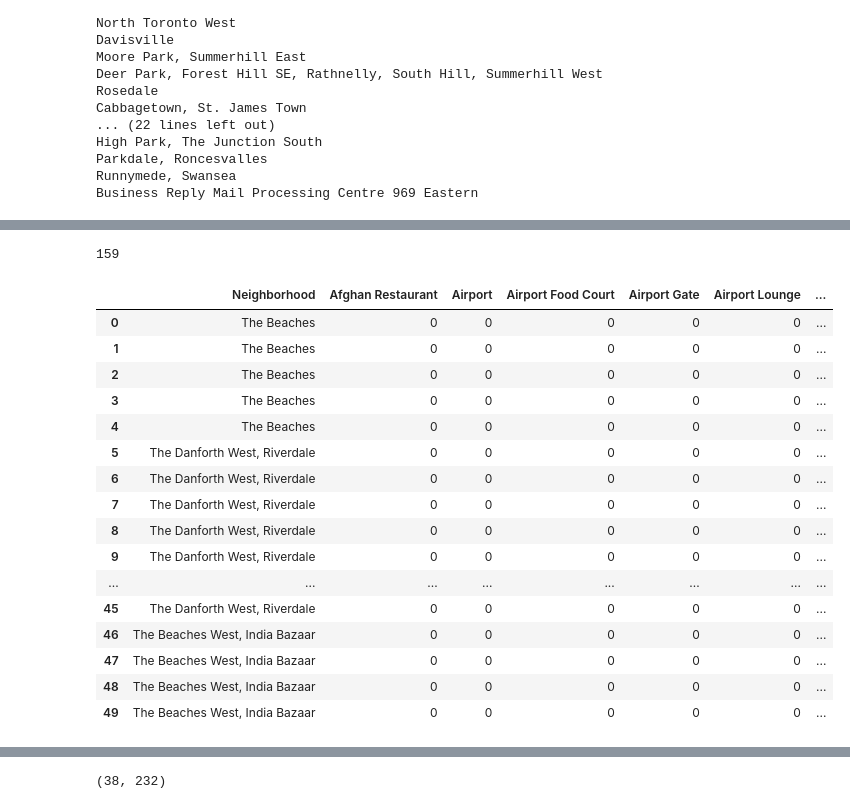
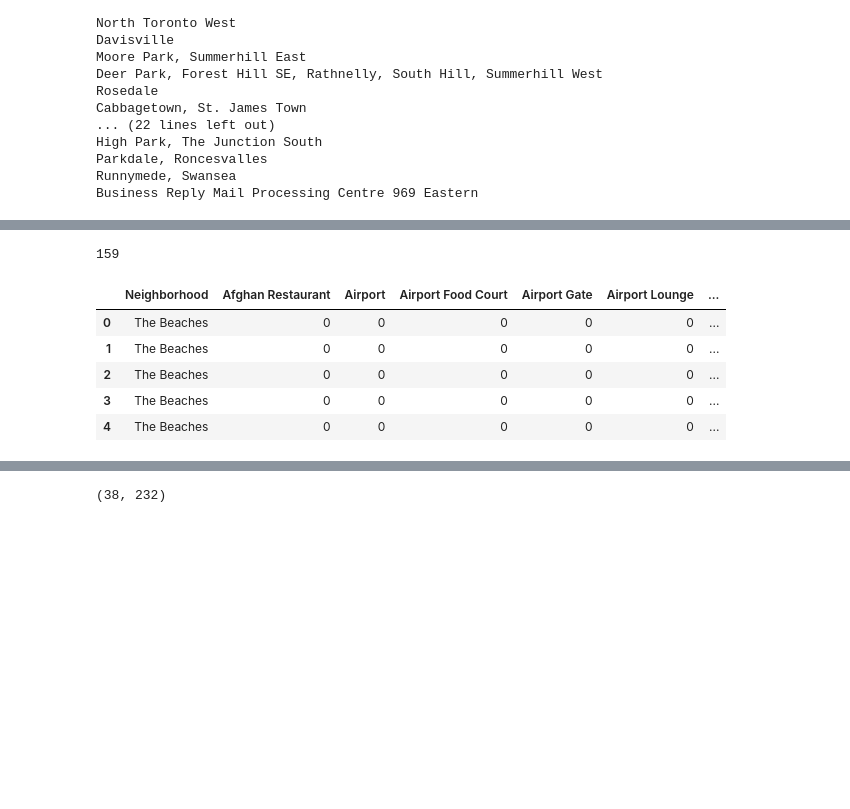
Before and after one commit to gtm1235/IBM_DS_Capstone, a Jupyter notebook: toronto_website_cluster_geocode.ipynb, the cells around one changed output, grey strips where cells are left out. Cells and saved outputs as stored; diff of their text form; code cells hidden in the pictures; blank space fills up the shorter version.

```diff
--- a/toronto_website_cluster_geocode.ipynb
+++ b/toronto_website_cluster_geocode.ipynb
@@ -293,7 +282,3 @@ url = 'https://api.foursquare.com/v2/venues/explore?&client_id={}&client_secret=
     neighborhood_longitude,
     radius,
     LIMIT)
-# %%
-#Check Results
-results = requests.get(url).json()
-results
@@ -435,35 +402,24 @@ toronto_venues.groupby('Neighborhood').count()
 # %%
 # one hot encoding
 toronto_onehot = pd.get_dummies(toronto_venues[['Venue Category']], prefix="", prefix_sep="")
 
 # add neighborhood column back to dataframe
 toronto_onehot['Neighborhood'] = toronto_venues['Neighborhood']
 
 # move neighborhood column to the first column
 index_nb = toronto_onehot.columns.get_loc("Neighborhood")
 print(index_nb)
 fixed_columns = ['Neighborhood'] + list(toronto_onehot.columns[:index_nb]) + list(toronto_onehot.columns[(index_nb+1):])
 toronto_onehot = toronto_onehot[fixed_columns]
 
-toronto_onehot.head(50)
+toronto_onehot.head()
 # %% [output]
 159
 |  | Neighborhood | Afghan Restaurant | Airport | Airport Food Court | Airport Gate | Airport Lounge | ... |
 | 0 | The Beaches | 0 | 0 | 0 | 0 | 0 | ... |
 | 1 | The Beaches | 0 | 0 | 0 | 0 | 0 | ... |
 | 2 | The Beaches | 0 | 0 | 0 | 0 | 0 | ... |
 | 3 | The Beaches | 0 | 0 | 0 | 0 | 0 | ... |
 | 4 | The Beaches | 0 | 0 | 0 | 0 | 0 | ... |
-| 5 | The Danforth West, Riverdale | 0 | 0 | 0 | 0 | 0 | ... |
-| 6 | The Danforth West, Riverdale | 0 | 0 | 0 | 0 | 0 | ... |
-| 7 | The Danforth West, Riverdale | 0 | 0 | 0 | 0 | 0 | ... |
-| 8 | The Danforth West, Riverdale | 0 | 0 | 0 | 0 | 0 | ... |
-| 9 | The Danforth West, Riverdale | 0 | 0 | 0 | 0 | 0 | ... |
-| ... | ... | ... | ... | ... | ... | ... | ... |
-| 45 | The Danforth West, Riverdale | 0 | 0 | 0 | 0 | 0 | ... |
-| 46 | The Beaches West, India Bazaar | 0 | 0 | 0 | 0 | 0 | ... |
-| 47 | The Beaches West, India Bazaar | 0 | 0 | 0 | 0 | 0 | ... |
-| 48 | The Beaches West, India Bazaar | 0 | 0 | 0 | 0 | 0 | ... |
-| 49 | The Beaches West, India Bazaar | 0 | 0 | 0 | 0 | 0 | ... |
 # %%
 toronto_grouped= toronto_onehot.groupby('Neighborhood').mean().reset_index()
```
Also changed, not shown: parts of 3 cells of this notebook.
